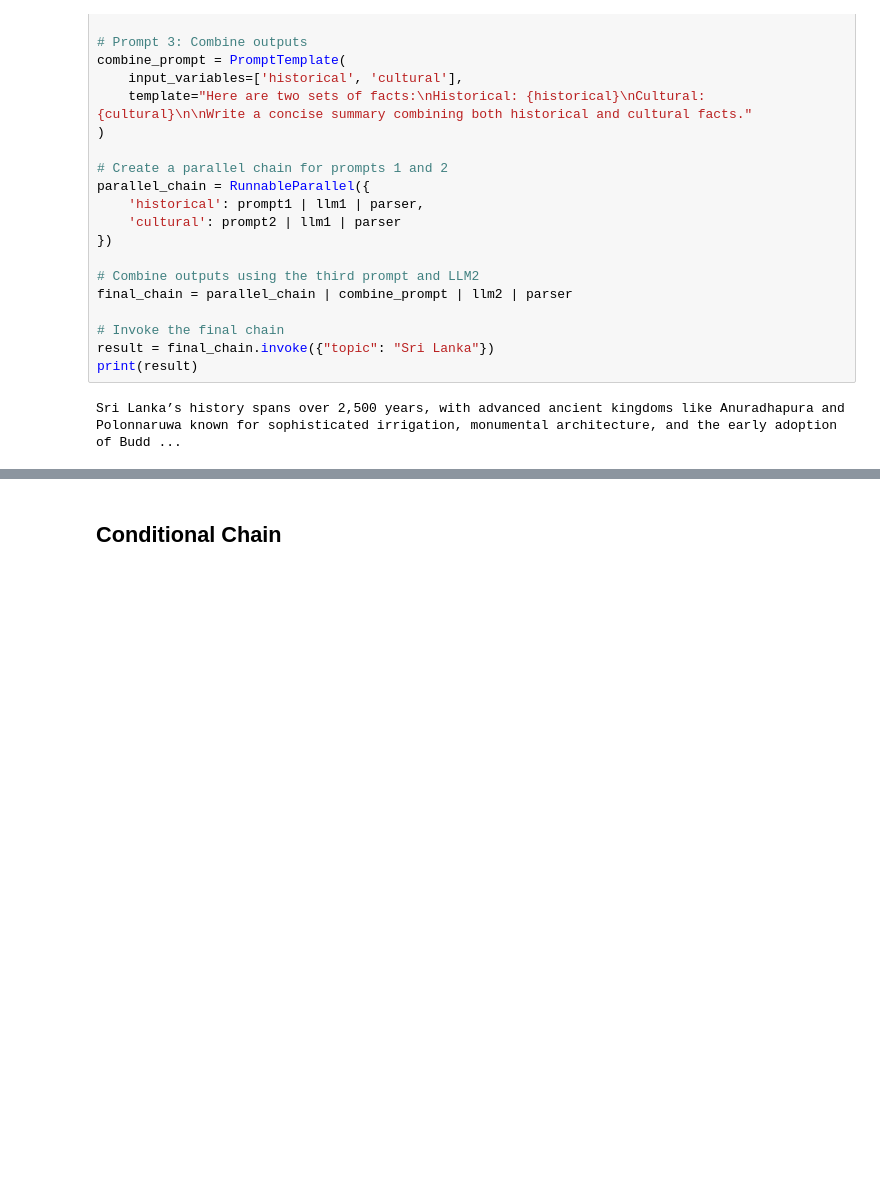
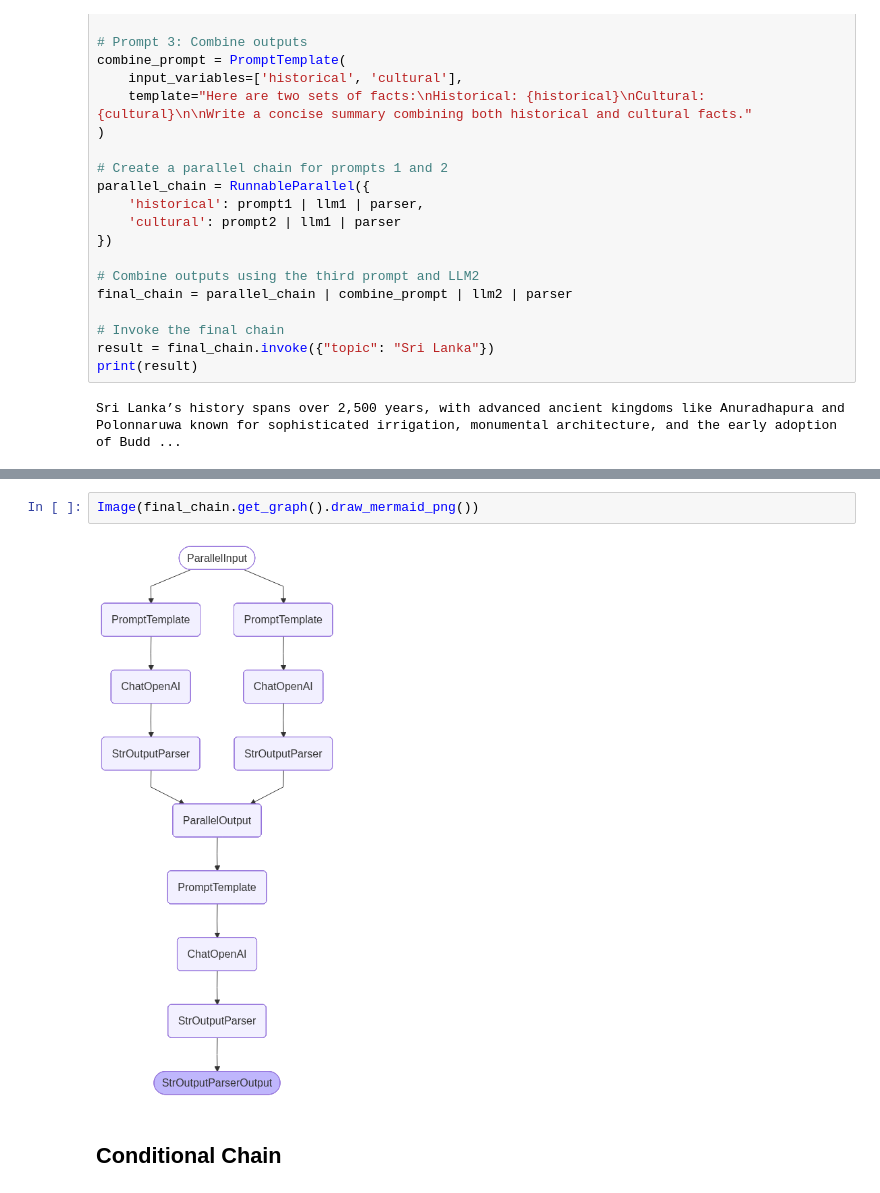
Before and after one commit to InduwaraGayashan001/LangChain, a Jupyter notebook: Prompt_Templates_&_Chains.ipynb, the cells around one changed output, grey strips where cells are left out. Saved outputs shown, nothing was run; the diff lists cells and outputs as text; blank space fills up the shorter version.

```diff
--- a/Prompt_Templates_&_Chains.ipynb
+++ b/Prompt_Templates_&_Chains.ipynb
@@ -157,3 +175,7 @@ Sri Lanka’s history spans over 2,500 years, with advanced ancient kingdoms lik
+# %%
+Image(final_chain.get_graph().draw_mermaid_png())
+# %% [output]
+[figure, added]
 # %% [markdown]
 ## Conditional Chain
 # %%
```
Also changed, not shown: parts of 6 cells of this notebook.
